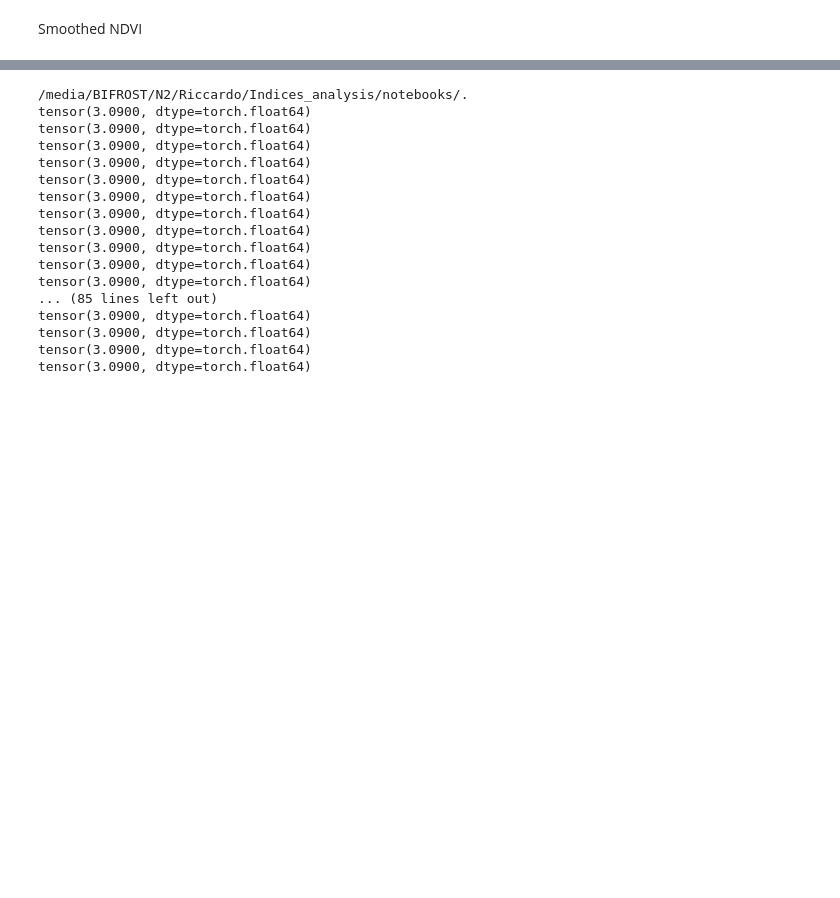
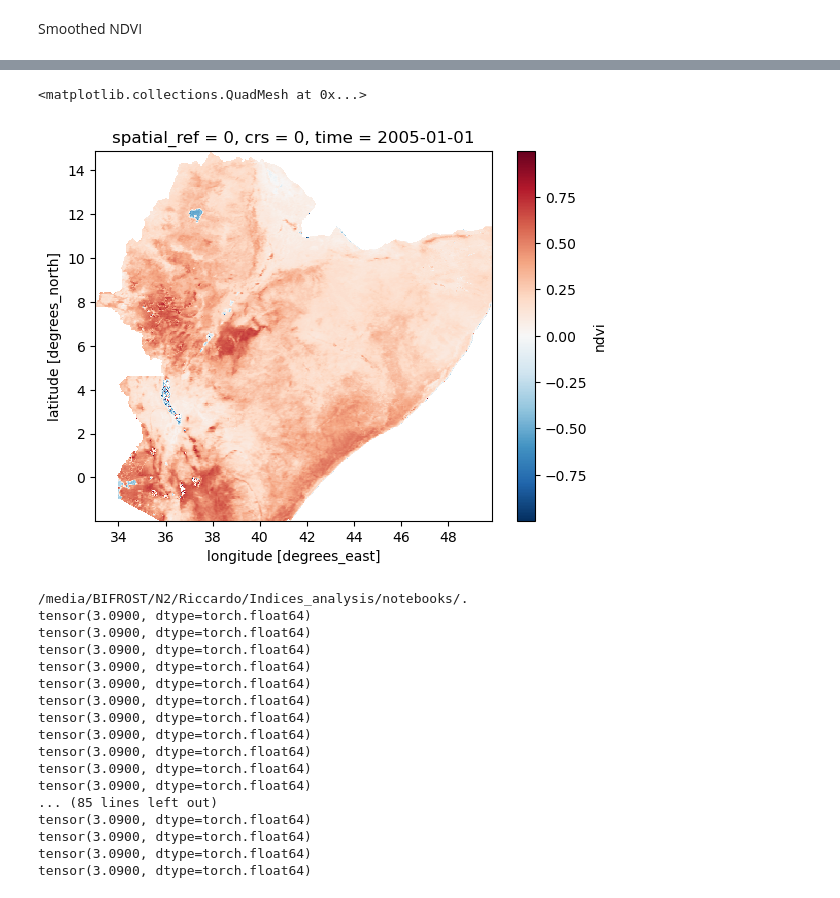
Before and after one commit to Riccardo7-DS/Indices_analysis, a Jupyter notebook: notebooks/model.ipynb, the cells around one changed output, grey strips where cells are left out. Drawn from its saved outputs; the diff is of its cells as text; code cells hidden in the pictures; blank space fills up the shorter version.

```diff
--- a/notebooks/model.ipynb
+++ b/notebooks/model.ipynb
@@ -161,3 +167,12 @@ torch.Size([1, 803, 1, 32, 32]) torch.Size([1, 803, 1, 32, 32]) tensor(3.0900) t
+# %%
+idx_lat, lat_max, idx_lon, lon_min = get_lat_lon_window(temp_ds, target_pixels)
+# %%
+ds = temp_ds.sel(lat=slice(idx_lat, lat_max), lon=slice(lon_min, idx_lon))
+# %%
+ds["ndvi"].isel(time=0).plot()
+# %% [output]
+<matplotlib.collections.QuadMesh at 0x...>
+[figure, added]
 # %%
 from __future__ import absolute_import
 from __future__ import division
```
Also changed, not shown: parts of 6 cells of this notebook, 7 other files.
